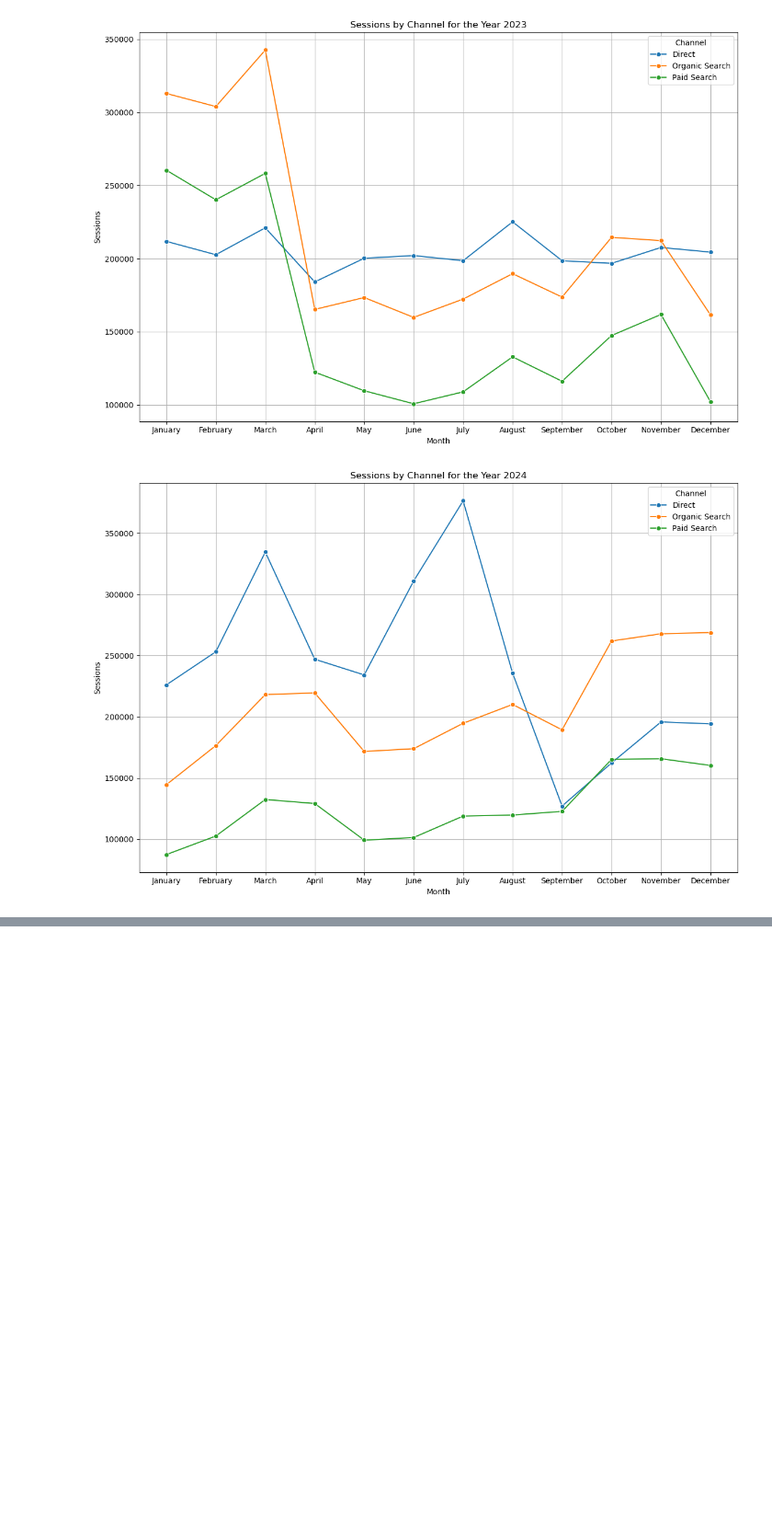
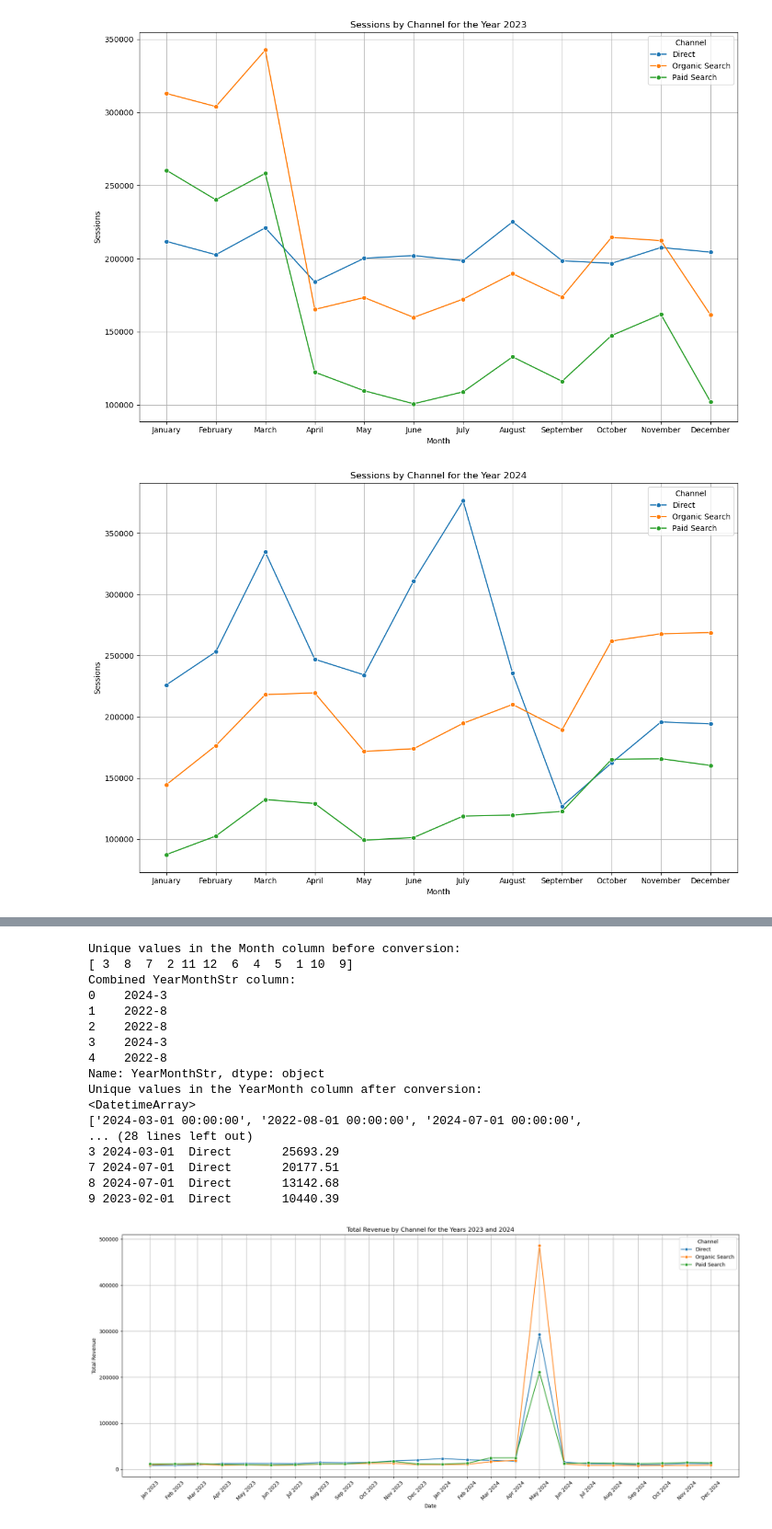
Before and after one commit to AdebolaShelby/ad-impact-analysis, a Jupyter notebook: ad-impact-exploratory-analysis.ipynb, the cells around one changed output, grey strips where cells are left out. Shown at 92% size. Cells and saved outputs as stored; diff of their text form; code cells hidden in the pictures; blank space fills up the shorter version.

Commit message:
updated exploratory data analysis

```diff
--- a/ad-impact-exploratory-analysis.ipynb
+++ b/ad-impact-exploratory-analysis.ipynb
@@ -496,0 +524,80 @@ The `ci` parameter is deprecated. Use `errorbar=None` for the same effect.
+# %%
+# Plot total revenue by channels for the years 2023 and 2024
+
+# Print unique values in the Month column before conversion
+print("Unique values in the Month column before conversion:")
+print(ga4_df['Month'].unique())
+
+# Convert the Month column to string values
+ga4_df['Month'] = ga4_df['Month'].astype(str)
+
+# Combine the Year and Month columns into a single string column
+ga4_df['YearMonthStr'] = ga4_df['Year'].astype(str) + '-' + ga4_df['Month']
+
+# Print the combined YearMonthStr column
+print("Combined YearMonthStr column:")
+print(ga4_df['YearMonthStr'].head())
+
+# Convert the combined YearMonthStr column to a datetime object
+ga4_df['YearMonth'] = pd.to_datetime(ga4_df['YearMonthStr'], format='%Y-%m', errors='coerce')
+
+# Print unique values in the YearMonth column after conversion
+print("Unique values in the YearMonth column after conversion:")
+print(ga4_df['YearMonth'].unique())
+
+# Verify the data after creating the YearMonth column
+print("Data after creating YearMonth column:")
+print(ga4_df[['YearMonth', 'Channel', 'Total revenue']].head())
+
+# Filter the data for the years 2023 and 2024
+filtered_df = ga4_df[(ga4_df['YearMonth'] >= '2023-01-01') & (ga4_df['YearMonth'] <= '2024-12-31')]
+
+# Verify the data after filtering by year
+print("Data after filtering by year:")
+print(filtered_df[['YearMonth', 'Channel', 'Total revenue']].head())
+
+# Further filter the data to include only Paid Search, Direct, and Organic Search channels
+filtered_df = filtered_df[filtered_df['Channel'].isin(['Paid Search', 'Direct', 'Organic Search'])]
+
+# Verify the data after filtering by channel
+print("Data after filtering by channel:")
+print(filtered_df[['YearMonth', 'Channel', 'Total revenue']].head())
+
+# Generate a range of dates for the x-axis ticks
+date_range = pd.date_range(start='2023-01-01', end='2024-12-31', freq='MS')
+
+# Plot the data for total revenue
+plt.figure(figsize=(18, 8))
+sns.lineplot(data=filtered_df, x='YearMonth', y='Total revenue', hue='Channel', errorbar=None, marker='o')
+plt.title('Total Revenue by Channel for the Years 2023 and 2024')
+plt.xlabel('Date')
+plt.ylabel('Total Revenue')
+
+# Customize the x-axis tick labels to show only month and year
+date_form = DateFormatter("%b %Y")
+plt.gca().xaxis.set_major_formatter(date_form)
+
+plt.xticks(date_range, rotation=45)
+plt.grid()
+plt.legend(title='Channel')
+plt.tight_layout()
+plt.show()
+# %% [output]
+Unique values in the Month column before conversion:
+[ 3  8  7  2 11 12  6  4  5  1 10  9]
+Combined YearMonthStr column:
+0    2024-3
+1    2022-8
+2    2022-8
+3    2024-3
+4    2022-8
+Name: YearMonthStr, dtype: object
+Unique values in the YearMonth column after conversion:
+<DatetimeArray>
+['2024-03-01 00:00:00', '2022-08-01 00:00:00', '2024-07-01 00:00:00',
+... (28 lines left out)
+3 2024-03-01  Direct       25693.29
+7 2024-07-01  Direct       20177.51
+8 2024-07-01  Direct       13142.68
+9 2023-02-01  Direct       10440.39
+[figure, added]
```
Also changed, not shown: parts of 8 cells of this notebook, 1 other file.
